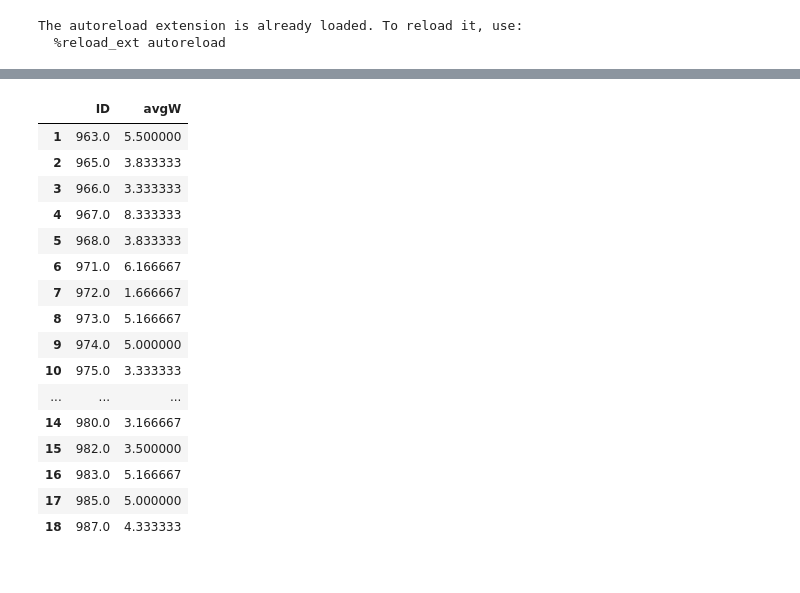
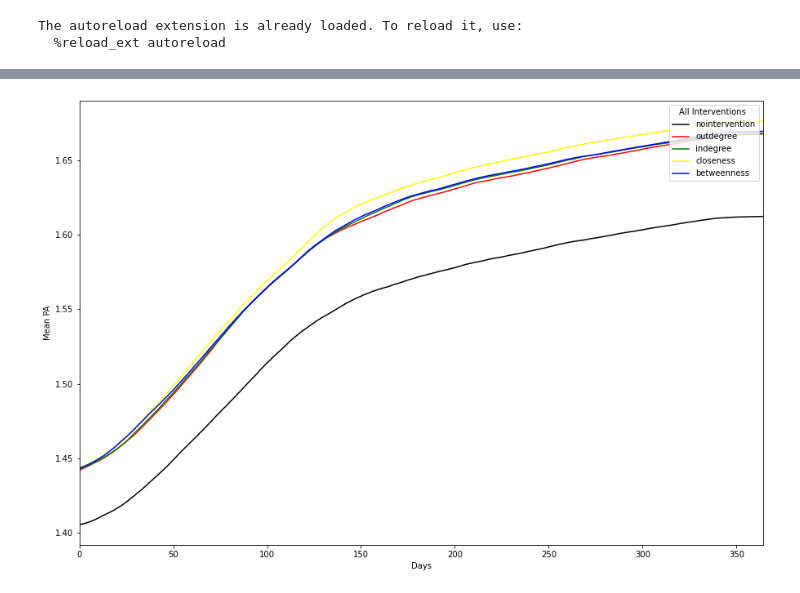
Before and after one commit to MovezNetwork/ABM-PA, a Jupyter notebook: notebooks/NewSrc.ipynb, the cells around one changed output, grey strips where cells are left out. Cells and saved outputs as stored; diff of their text form; code cells hidden in the pictures.

```diff
--- a/notebooks/NewSrc.ipynb
+++ b/notebooks/NewSrc.ipynb
@@ -47,4 +47,4 @@ except Exception as ex:
 # %%
 simulation =  s.Simulation()
 # %%
-results, results_avg, agents_per_intervention = simulation.simulate_interventions(365)
+results_comm, results_avg_comm, agents_per_intervention_comm = simulation.simulate_interventions(365,'communication')
@@ -143,21 +157,5 @@ for (u, v, wt) in sub_gr[0].edges.data('weight'):
-# %%
-avgw
-# %% [output]
-|  | ID | avgW |
-| 1 | 963.0 | 5.500000 |
-| 2 | 965.0 | 3.833333 |
-| 3 | 966.0 | 3.333333 |
-| 4 | 967.0 | 8.333333 |
-| 5 | 968.0 | 3.833333 |
-| 6 | 971.0 | 6.166667 |
-| 7 | 972.0 | 1.666667 |
-| 8 | 973.0 | 5.166667 |
-| 9 | 974.0 | 5.000000 |
-| 10 | 975.0 | 3.333333 |
-| ... | ... | ... |
-| 14 | 980.0 | 3.166667 |
-| 15 | 982.0 | 3.500000 |
-| 16 | 983.0 | 5.166667 |
-| 17 | 985.0 | 5.000000 |
-| 18 | 987.0 | 4.333333 |
+# %%
+simulation.plot_interventions_averaged(results_avg_comm)
+# %% [output]
+[figure, added]
 # %%
```
Also changed, not shown: parts of 23 cells of this notebook, 6 other files.
